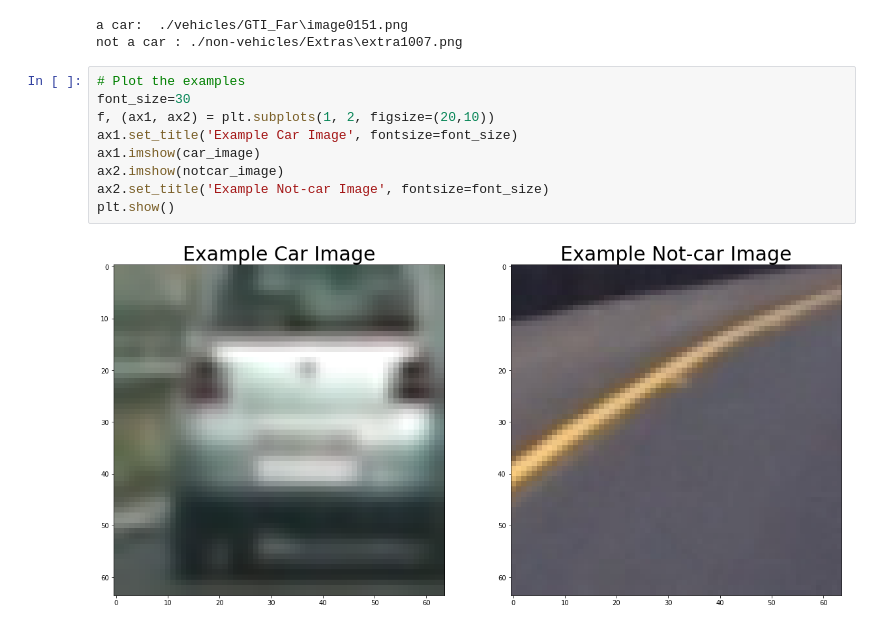
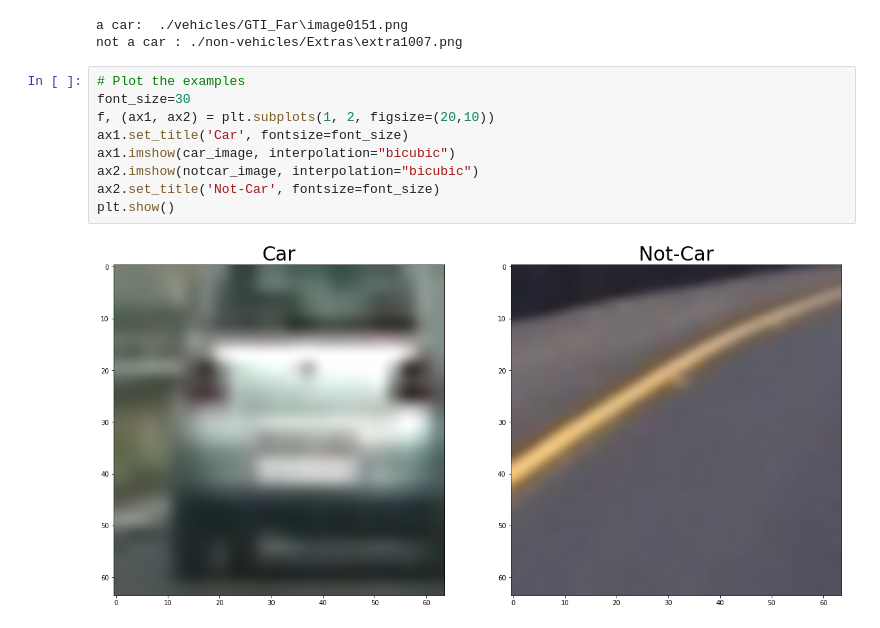
Before and after one commit to AndrewGls/P5-Vehicle-Detection, a Jupyter notebook: explore_data.ipynb, the cells around one changed output. Cells and saved outputs as stored; diff of their text form.

```diff
--- a/explore_data.ipynb
+++ b/explore_data.ipynb
@@ -67,11 +67,11 @@ not a car : ./non-vehicles/Extras\extra1007.png
 # %%
 # Plot the examples
 font_size=30
 f, (ax1, ax2) = plt.subplots(1, 2, figsize=(20,10))
-ax1.set_title('Example Car Image', fontsize=font_size)
-ax1.imshow(car_image)
-ax2.imshow(notcar_image)
-ax2.set_title('Example Not-car Image', fontsize=font_size)
+ax1.set_title('Car', fontsize=font_size)
+ax1.imshow(car_image, interpolation="bicubic")
+ax2.imshow(notcar_image, interpolation="bicubic")
+ax2.set_title('Not-Car', fontsize=font_size)
 plt.show()
 # %% [output]
-[figure, old version]
+[figure, new version]
```
Also changed, not shown: parts of 1 cell of this notebook, 3 other files.
